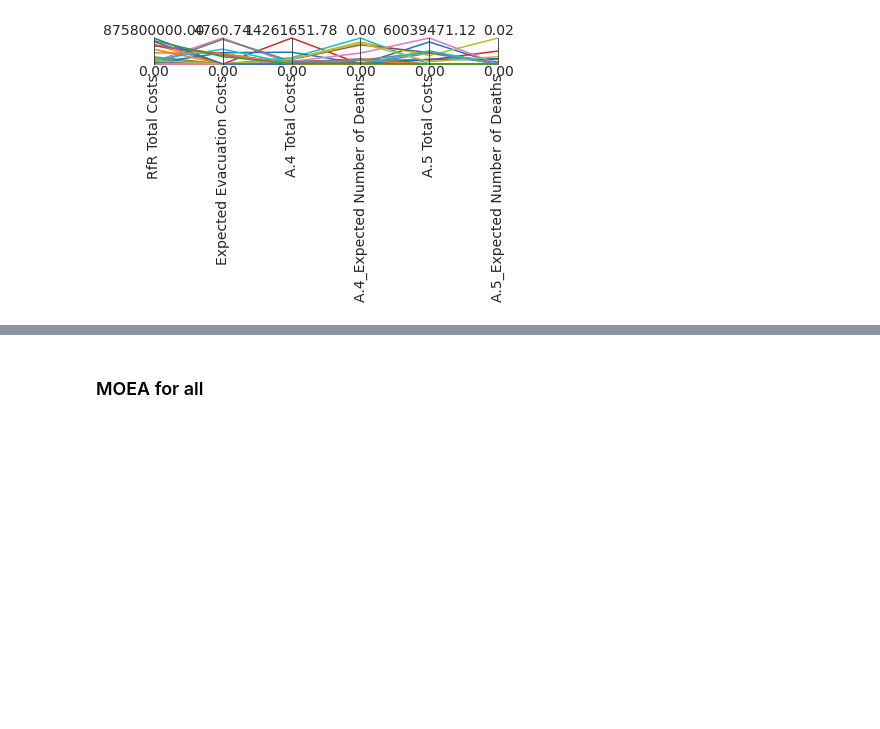
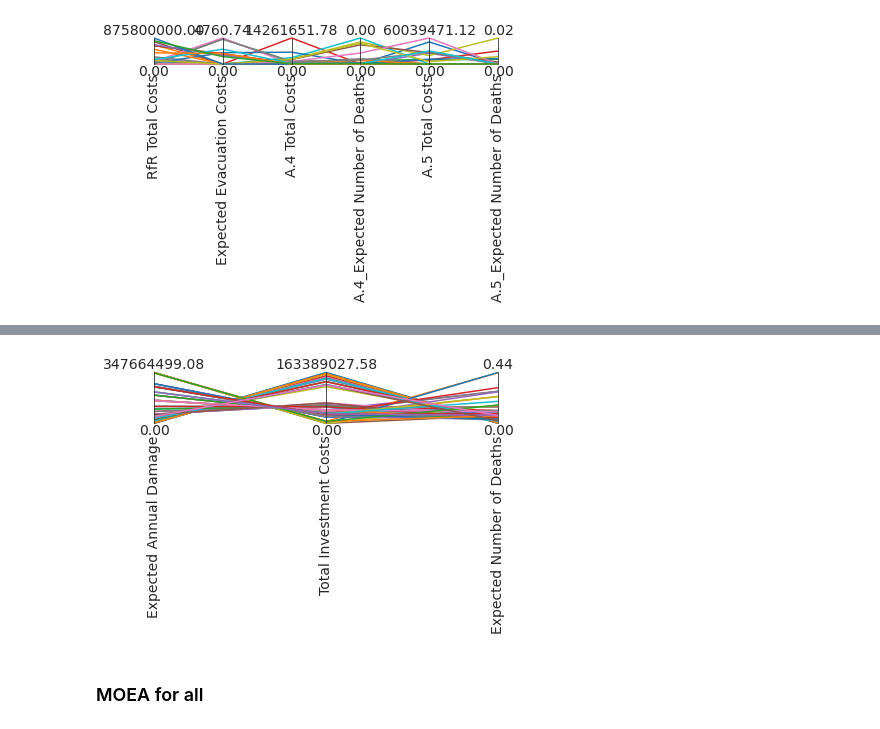
Before and after one commit to triple-capacho/EPA1361, a Jupyter notebook: final assignment/FinalRunNeatOptimization.ipynb, the cells around one changed output, grey strips where cells are left out. Drawn from its saved outputs; the diff is of its cells as text; code cells hidden in the pictures; blank space fills up the shorter version.

```diff
--- a/final assignment/FinalRunNeatOptimization.ipynb
+++ b/final assignment/FinalRunNeatOptimization.ipynb
@@ -215,9 +44,0 @@ run with 10 ramdom policies
-# %%
-with MultiprocessingEvaluator(dike_model) as evaluator:
-    all_results_r10 = evaluator.perform_experiments(scenarios=10000,               #500
-                                            policies=10,
-                                            uncertainty_sampling='mc', reporting_interval=10000)
-
-from ema_workbench import save_results
-
-save_results(all_results_r10, './data/exp/mc10pol10000scen.tar.gz')
@@ -712,13 +44,0 @@ plt.show()
-# %%
-import seaborn as sns
-
-sns.set_style('white')
-fig, ax = plt.subplots(1)
-
-indices = Si_death_df[['S1','ST']]
-err = Si_death_df[['S1_conf','ST_conf']]
-
-indices.plot.bar(yerr=err.values.T,ax=ax)
-fig.set_size_inches(15,10)
-fig.subplots_adjust(bottom=0.3)
-plt.show()
@@ -727,16 +45,3 @@ plt.show()
-# %%
-import seaborn as sns
-
-sns.set_style('white')
-fig, ax = plt.subplots(1)
-
-indices = Si_cost_df[['S1','ST']]
-err = Si_cost_df[['S1_conf','ST_conf']]
-
-indices.plot.bar(yerr=err.values.T,ax=ax)
-fig.set_size_inches(15,10)
-fig.subplots_adjust(bottom=0.3)
-plt.show()
 # %% [markdown]
 ### optimization
 # %% [markdown]
@@ -911,7 +216,7 @@ plt.show()
 # %% [output]
 [figure]
 # %%
-nfe = 50000
+nfe = 100000
 epsilon = [0.05,] * len(model.outcomes)
 with MultiprocessingEvaluator(model) as evaluator:
     total = evaluator.optimize(nfe=nfe,
@@ -920,4 +225,5 @@ with MultiprocessingEvaluator(model) as evaluator:
                                               convergence=convergence_metrics,
                                               reference=ref_scenario)
 results, convergence = total
+save_results(total, './data/exp/MOEA100k.tar.gz')
 # %% [output]
@@ -951,13 +259,14 @@ sns.despine()
 # %%
 # print(results)
-outcomes = results.loc[:, ['RfR Total Costs', 'Expected Evacuation Costs', 'A.4 Total Costs', 'A.4_Expected Number of Deaths', 'A.5 Total Costs', 'A.5_Expected Number of Deaths']]
+outcomes = results.loc[:, ['Expected Annual Damage', 'Total Investment Costs', 'Expected Number of Deaths']]
 limits = parcoords.get_limits(outcomes)
 axes = parcoords.ParallelAxes(limits)
 axes.plot(outcomes)
 
-# we invert this axis so direction of desirability is the same
-# axes.invert_axis('max_P')
+
 plt.show()
+# %% [output]
+[figure, added]
 # %% [markdown]
 ### MOEA for all
 # %%
```
Also changed, not shown: parts of 86 cells of this notebook, 3 other files.
